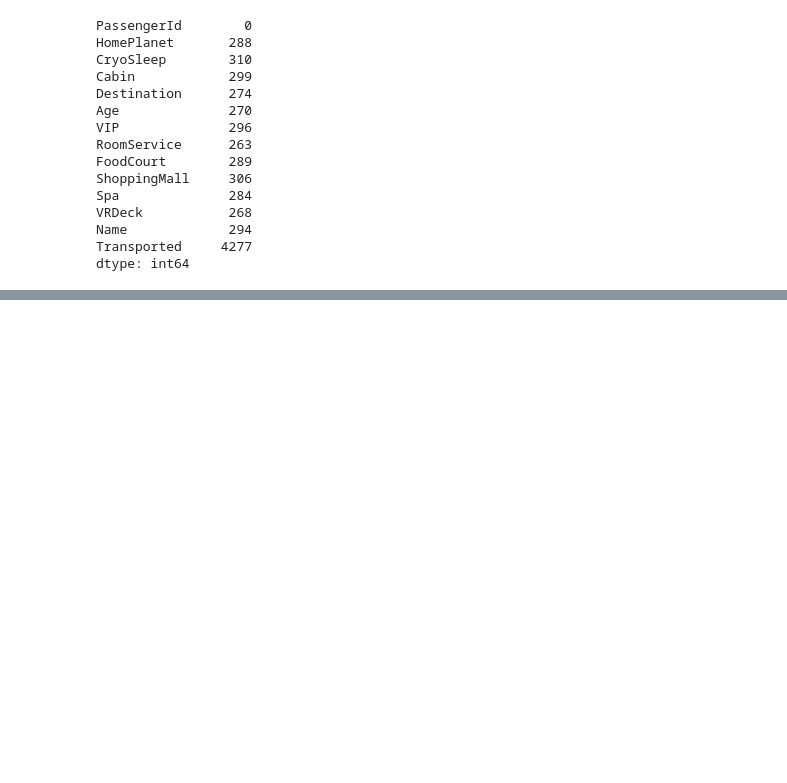
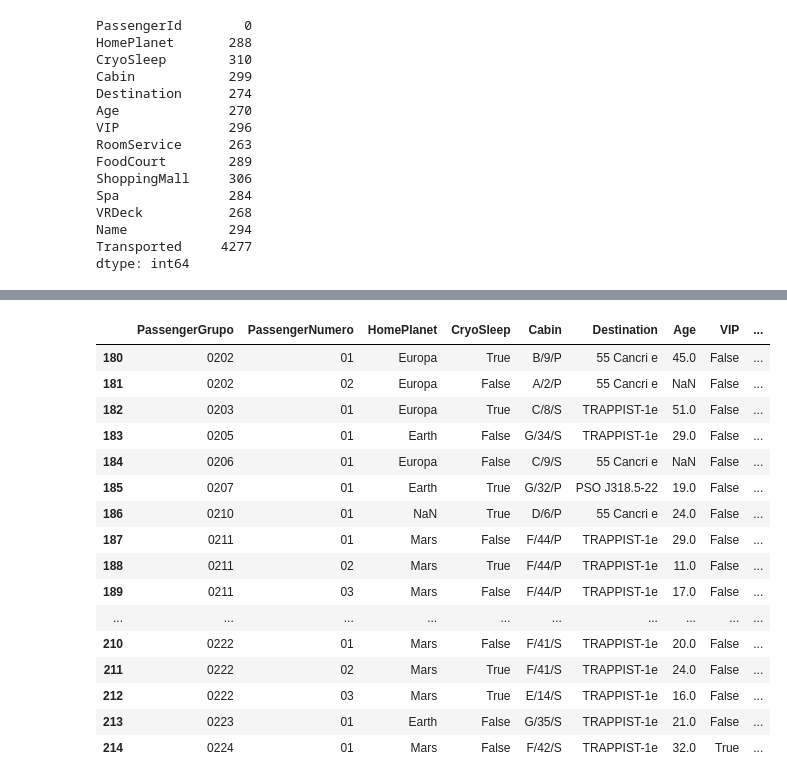
Before and after one commit to JOEMIR-87/KAGGLE_NAVE_TITANIC, a Jupyter notebook: nave_titanic_2.ipynb, the cells around one changed output, grey strips where cells are left out. Drawn from its saved outputs; the diff is of its cells as text; code cells hidden in the pictures; blank space fills up the shorter version.

```diff
--- a/nave_titanic_2.ipynb
+++ b/nave_titanic_2.ipynb
@@ -109,0 +91,9 @@ ValueError: could not convert string to float: 'Europa'
+# %%
+PassengerGrupos = nave_completo['PassengerId'].str.split('_', expand=True)[0]
+PassengerNumeros = nave_completo['PassengerId'].str.split('_', expand=True)[1]
+# %%
+nave_completo['PassengerGrupo'] = PassengerGrupos
+nave_completo['PassengerNumero'] = PassengerNumeros
+nave_completo = nave_completo[['PassengerGrupo', 'PassengerNumero', 'HomePlanet', 'CryoSleep', 'Cabin', 'Destination', 'Age',
+       'VIP', 'RoomService', 'FoodCourt', 'ShoppingMall', 'Spa', 'VRDeck',
+       'Name', 'Transported']]
@@ -109,0 +131,20 @@ ValueError: could not convert string to float: 'Europa'
+# %%
+nave_completo.iloc[180:215]
+# %% [output]
+|  | PassengerGrupo | PassengerNumero | HomePlanet | CryoSleep | Cabin | Destination | Age | VIP | ... |
+| 180 | 0202 | 01 | Europa | True | B/9/P | 55 Cancri e | 45.0 | False | ... |
+| 181 | 0202 | 02 | Europa | False | A/2/P | 55 Cancri e | NaN | False | ... |
+| 182 | 0203 | 01 | Europa | True | C/8/S | TRAPPIST-1e | 51.0 | False | ... |
+| 183 | 0205 | 01 | Earth | False | G/34/S | TRAPPIST-1e | 29.0 | False | ... |
+| 184 | 0206 | 01 | Europa | False | C/9/S | 55 Cancri e | NaN | False | ... |
+| 185 | 0207 | 01 | Earth | True | G/32/P | PSO J318.5-22 | 19.0 | False | ... |
+| 186 | 0210 | 01 | NaN | True | D/6/P | 55 Cancri e | 24.0 | False | ... |
+| 187 | 0211 | 01 | Mars | False | F/44/P | TRAPPIST-1e | 29.0 | False | ... |
+| 188 | 0211 | 02 | Mars | True | F/44/P | TRAPPIST-1e | 11.0 | False | ... |
+| 189 | 0211 | 03 | Mars | False | F/44/P | TRAPPIST-1e | 17.0 | False | ... |
+| ... | ... | ... | ... | ... | ... | ... | ... | ... | ... |
+| 210 | 0222 | 01 | Mars | False | F/41/S | TRAPPIST-1e | 20.0 | False | ... |
+| 211 | 0222 | 02 | Mars | True | F/41/S | TRAPPIST-1e | 24.0 | False | ... |
+| 212 | 0222 | 03 | Mars | True | E/14/S | TRAPPIST-1e | 16.0 | False | ... |
+| 213 | 0223 | 01 | Earth | False | G/35/S | TRAPPIST-1e | 21.0 | False | ... |
+| 214 | 0224 | 01 | Mars | False | F/42/S | TRAPPIST-1e | 32.0 | True | ... |
```
Also changed, not shown: parts of 7 cells of this notebook.
